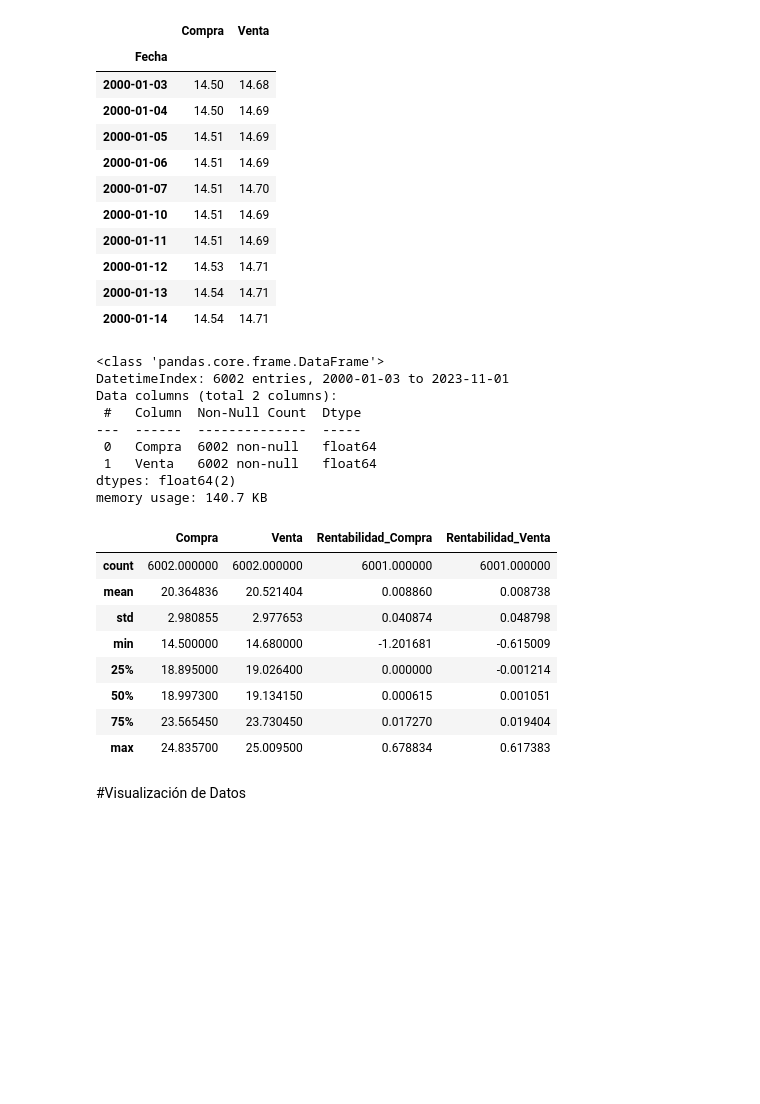
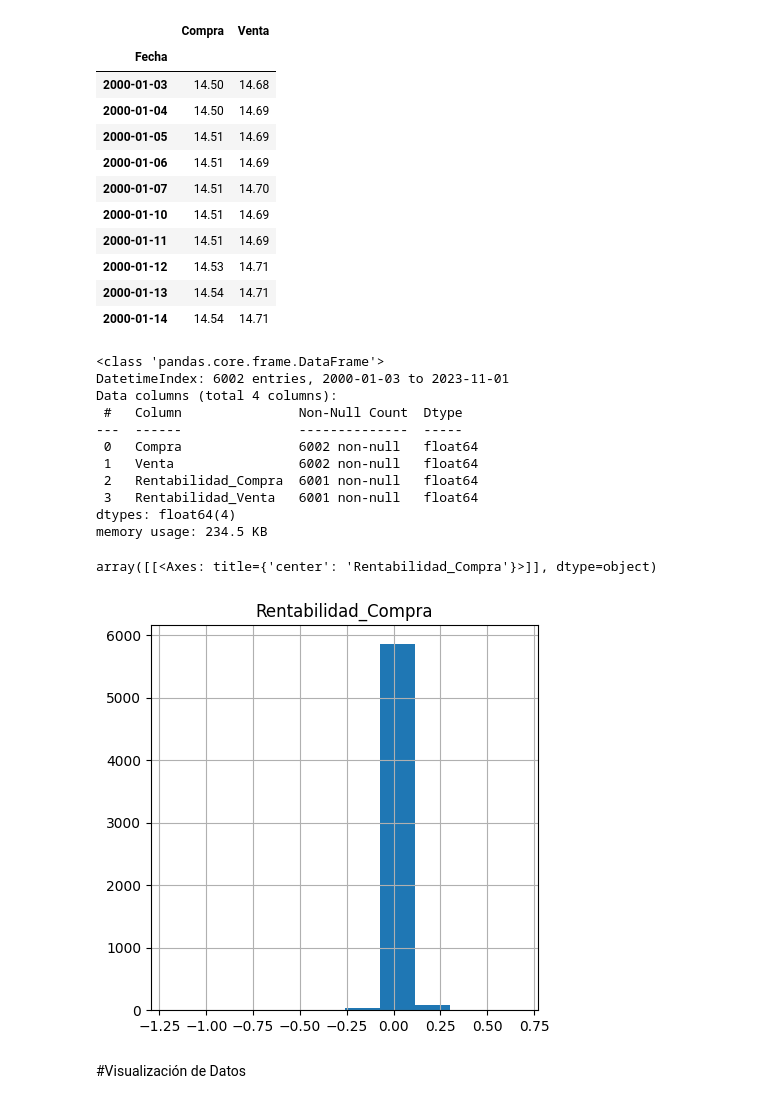
Before and after one commit to MayorKing13/var_tipo_cambio, a Jupyter notebook: Tipo_de_cambio.ipynb, the cells around one changed output. Drawn from its saved outputs; the diff is of its cells as text; code cells hidden in the pictures; blank space fills up the shorter version.

```diff
--- a/Tipo_de_cambio.ipynb
+++ b/Tipo_de_cambio.ipynb
@@ -88,30 +88,26 @@ tipo_de_cambio_limpio.head(10)
 # %%
 #Veremos la información que tiene nuestro Dataset ahora que ya está limpio
 tipo_de_cambio_limpio.info()
 #Calcularemos la rentabilidad para diaria mediante logaritmos cada tipo de cambio para ver su comportamiento como distribución
 tipo_de_cambio_limpio['Rentabilidad_Compra'] = np.log(tipo_de_cambio_limpio['Compra'] / tipo_de_cambio_limpio['Compra'].shift(1))*100
 tipo_de_cambio_limpio['Rentabilidad_Venta'] = np.log(tipo_de_cambio_limpio['Venta'] / tipo_de_cambio_limpio['Venta'].shift(1))*100
 tipo_de_cambio_limpio.describe()
-#tipo_de_cambio_limpio.hist('Rentabilidad_Compra')
+#Veremos el histograma de los datos ya limpios
+tipo_de_cambio_limpio.hist('Rentabilidad_Compra', figsize = (5,5))
 # %% [output]
 <class 'pandas.core.frame.DataFrame'>
 DatetimeIndex: 6002 entries, 2000-01-03 to 2023-11-01
-Data columns (total 2 columns):
- #   Column  Non-Null Count  Dtype
----  ------  --------------  -----
- 0   Compra  6002 non-null   float64
- 1   Venta   6002 non-null   float64
-dtypes: float64(2)
-memory usage: 140.7 KB
+Data columns (total 4 columns):
+ #   Column               Non-Null Count  Dtype
+---  ------               --------------  -----
+ 0   Compra               6002 non-null   float64
+ 1   Venta                6002 non-null   float64
+ 2   Rentabilidad_Compra  6001 non-null   float64
+ 3   Rentabilidad_Venta   6001 non-null   float64
+dtypes: float64(4)
+memory usage: 234.5 KB
-|  | Compra | Venta | Rentabilidad_Compra | Rentabilidad_Venta |
-| count | 6002.000000 | 6002.000000 | 6001.000000 | 6001.000000 |
-| mean | 20.364836 | 20.521404 | 0.008860 | 0.008738 |
-| std | 2.980855 | 2.977653 | 0.040874 | 0.048798 |
-| min | 14.500000 | 14.680000 | -1.201681 | -0.615009 |
-| 25% | 18.895000 | 19.026400 | 0.000000 | -0.001214 |
-| 50% | 18.997300 | 19.134150 | 0.000615 | 0.001051 |
-| 75% | 23.565450 | 23.730450 | 0.017270 | 0.019404 |
-| max | 24.835700 | 25.009500 | 0.678834 | 0.617383 |
+array([[<Axes: title={'center': 'Rentabilidad_Compra'}>]], dtype=object)
+[figure, added]
 # %% [markdown]
 #Visualización de Datos
 # %%
```
Also changed, not shown: parts of 9 cells of this notebook.
